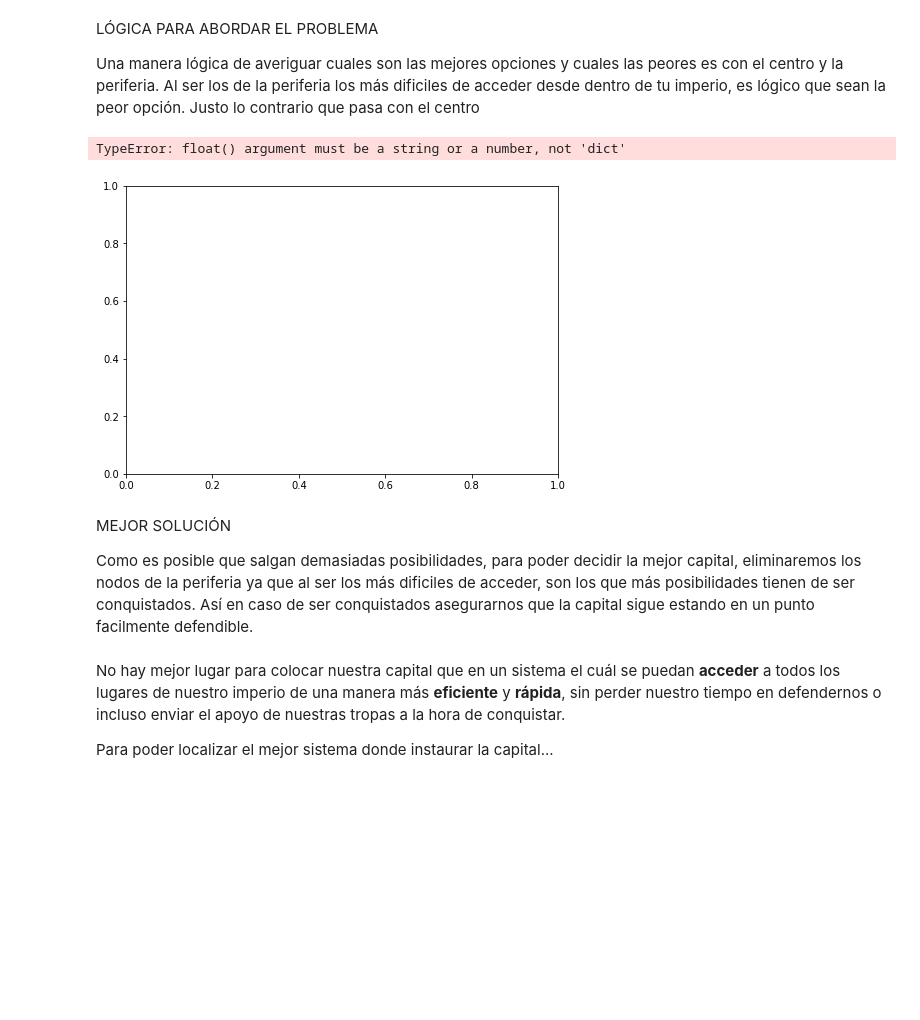
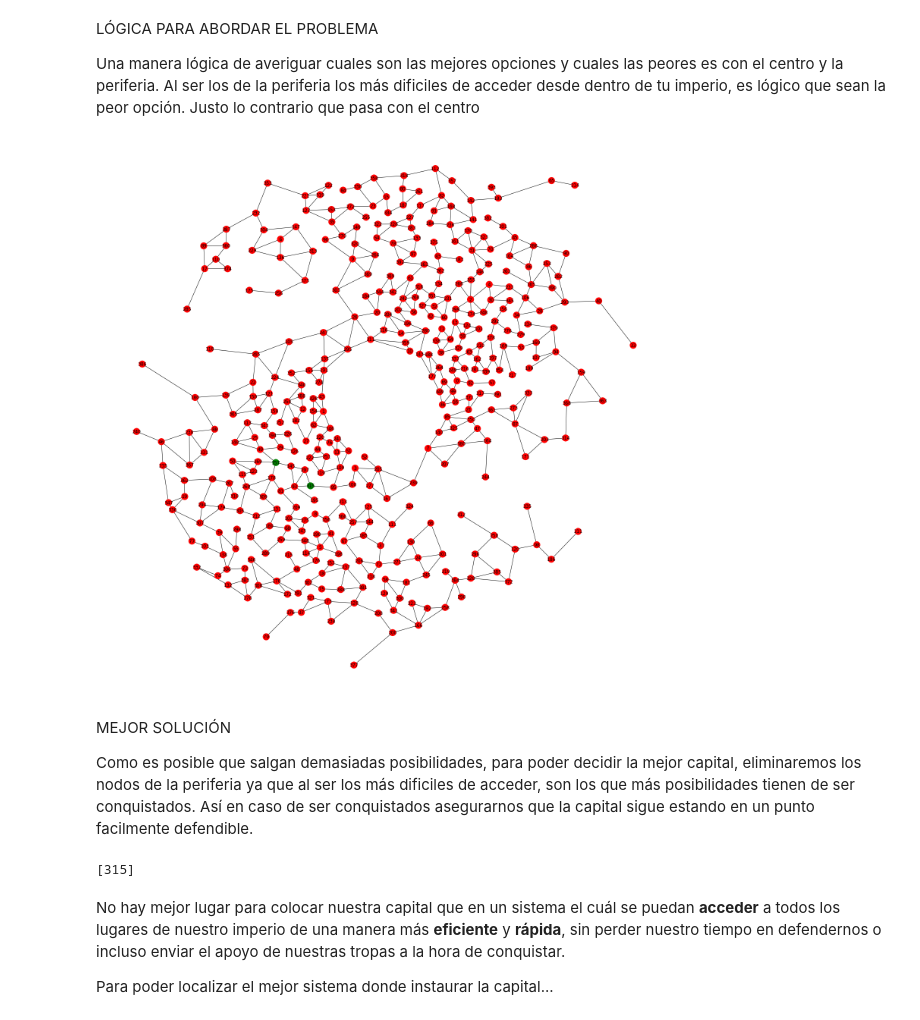
Before and after one commit to LuisMiguelTrinidad/ProyectoMD, a Jupyter notebook: Practica7-MD.ipynb, the cells around one changed output. Drawn from its saved outputs; the diff is of its cells as text; code cells hidden in the pictures; blank space fills up the shorter version.

```diff
--- a/Practica7-MD.ipynb
+++ b/Practica7-MD.ipynb
@@ -258,12 +259,12 @@ Una manera lógica de averiguar cuales son las mejores opciones y cuales las peo
 # %%
 centro = nx.center(mapa_completo)
 periferia = nx.periphery(mapa_completo)
-
-colores={'green':centro,'red':periferia}
-nx.draw(mapa_completo, pos=posiciones, labels=nx.get_node_attributes(mapa_completo, "Label"), font_size=12, node_color=colores)
+colores={node: 'green' if node in centro else 'red' for node in mapa_completo.nodes()}
+plt.figure(figsize=(20, 20))
+nx.draw(mapa_completo, with_labels=True, node_color=[colores[node] for node in mapa_completo.nodes()], pos = posiciones)
+plt.show()
 # %% [output]
-TypeError: float() argument must be a string or a number, not 'dict'
-[figure, old version]
+[figure, new version]
 # %% [markdown]
 MEJOR SOLUCIÓN
 
@@ -298,5 +299,7 @@ def mejor_opcion(g):
 # %%
-mejor_opcion(G)
+mejor_opcion(mapa_completo)
+# %% [output]
+[315]
 # %% [markdown]
 <p>No hay mejor lugar para colocar nuestra capital que en un sistema el cuál se puedan <strong>acceder</strong> a todos los lugares de nuestro imperio de una manera más <strong>eficiente</strong> y <strong>rápida</strong>, sin perder nuestro tiempo en defendernos o incluso enviar el apoyo de nuestras tropas a la hora de conquistar.</p>
 <p>Para poder localizar el mejor sistema donde instaurar la capital...</p>
```
Also changed, not shown: parts of 3 cells of this notebook.
